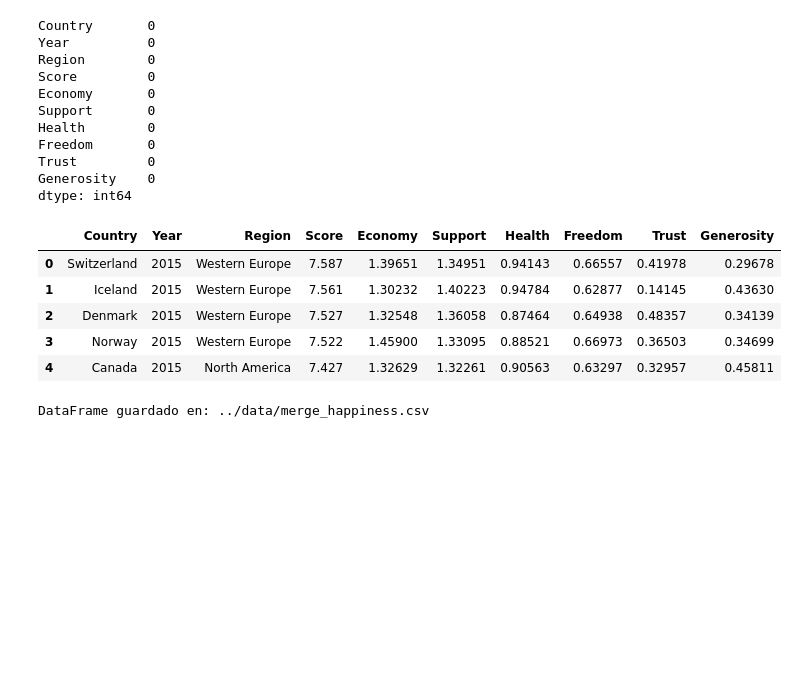
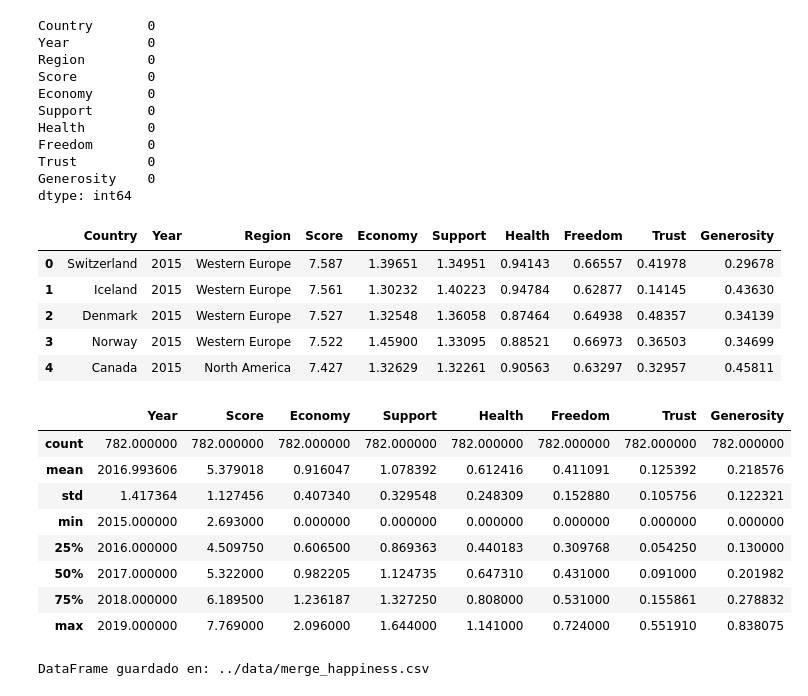
Before and after one commit to XGabrielEdwardsX/workshop3, a Jupyter notebook: notebooks/002_transform_merge_eda.ipynb, the cells around one changed output. Cells and saved outputs as stored; diff of their text form; code cells hidden in the pictures; blank space fills up the shorter version.

Commit message:
Transformaciones, merge, validaciones y comparación con el notebook de 001_eda.ipynb

```diff
--- a/notebooks/002_transform_merge_eda.ipynb
+++ b/notebooks/002_transform_merge_eda.ipynb
@@ -254,6 +255,18 @@ merge_df.head()
 | 2 | Denmark | 2015 | Western Europe | 7.527 | 1.32548 | 1.36058 | 0.87464 | 0.64938 | 0.48357 | 0.34139 |
 | 3 | Norway | 2015 | Western Europe | 7.522 | 1.45900 | 1.33095 | 0.88521 | 0.66973 | 0.36503 | 0.34699 |
 | 4 | Canada | 2015 | North America | 7.427 | 1.32629 | 1.32261 | 0.90563 | 0.63297 | 0.32957 | 0.45811 |
+# %%
+merge_df.describe()
+# %% [output]
+|  | Year | Score | Economy | Support | Health | Freedom | Trust | Generosity |
+| count | 782.000000 | 782.000000 | 782.000000 | 782.000000 | 782.000000 | 782.000000 | 782.000000 | 782.000000 |
+| mean | 2016.993606 | 5.379018 | 0.916047 | 1.078392 | 0.612416 | 0.411091 | 0.125392 | 0.218576 |
+| std | 1.417364 | 1.127456 | 0.407340 | 0.329548 | 0.248309 | 0.152880 | 0.105756 | 0.122321 |
+| min | 2015.000000 | 2.693000 | 0.000000 | 0.000000 | 0.000000 | 0.000000 | 0.000000 | 0.000000 |
+| 25% | 2016.000000 | 4.509750 | 0.606500 | 0.869363 | 0.440183 | 0.309768 | 0.054250 | 0.130000 |
+| 50% | 2017.000000 | 5.322000 | 0.982205 | 1.124735 | 0.647310 | 0.431000 | 0.091000 | 0.201982 |
+| 75% | 2018.000000 | 6.189500 | 1.236187 | 1.327250 | 0.808000 | 0.531000 | 0.155861 | 0.278832 |
+| max | 2019.000000 | 7.769000 | 2.096000 | 1.644000 | 1.141000 | 0.724000 | 0.551910 | 0.838075 |
 # %%
 output_file_path = os.path.join(data_path, 'merge_happiness.csv')
 merge_df.to_csv(output_file_path, index=False)
```
Also changed, not shown: parts of 8 cells of this notebook.
